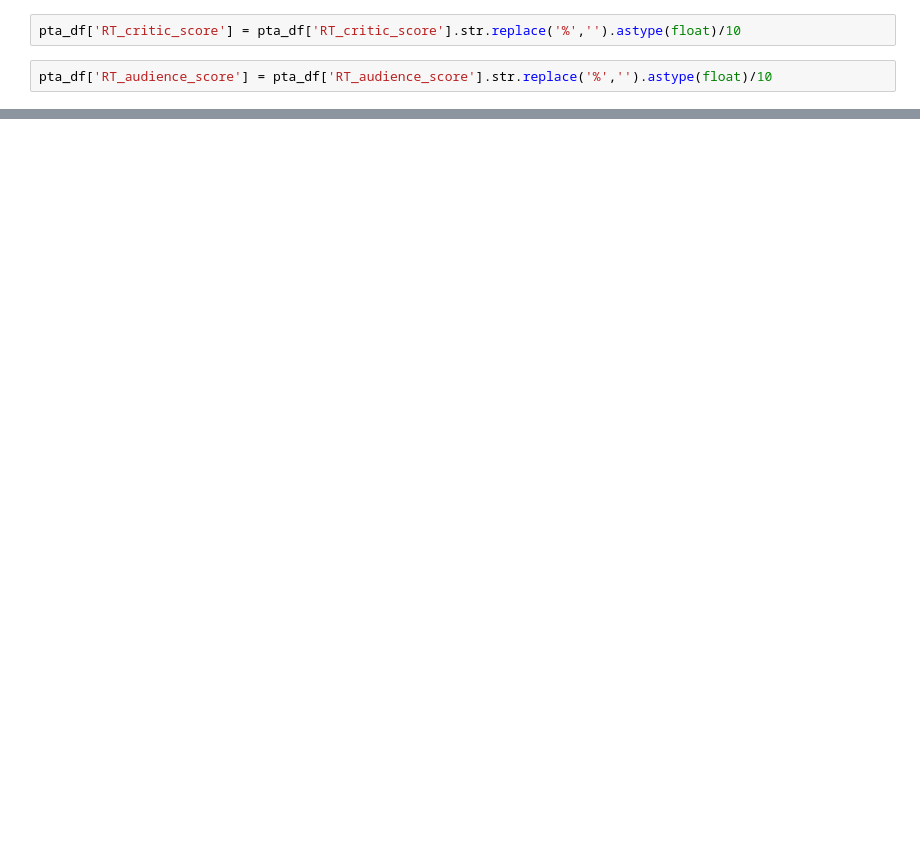
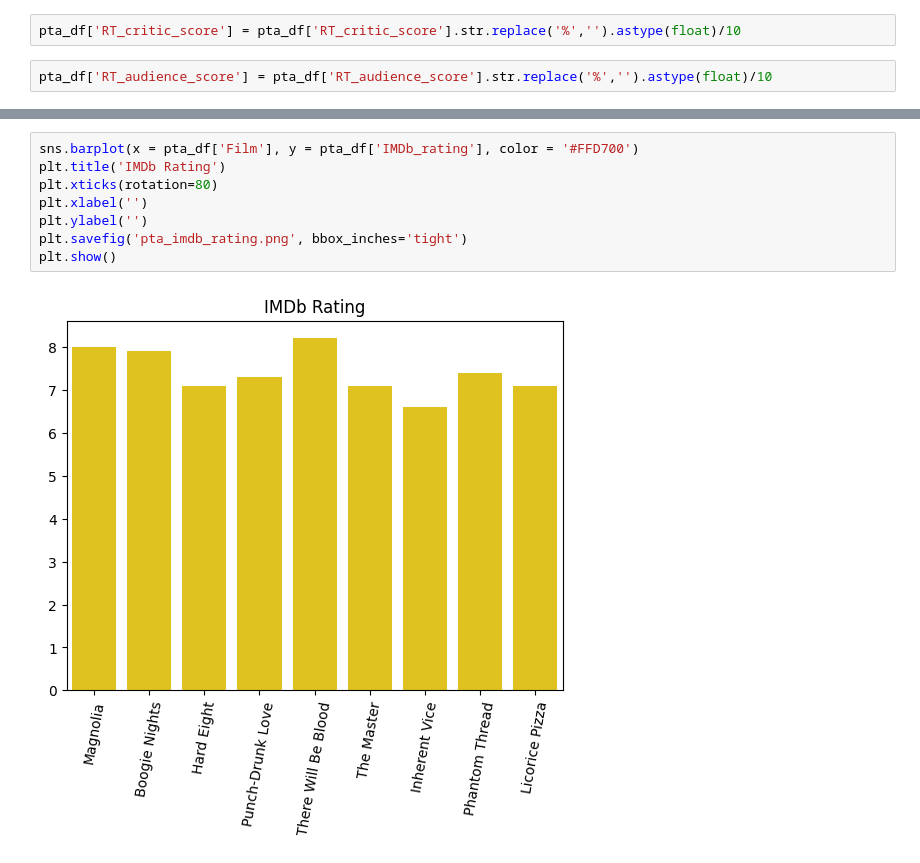
Before and after one commit to DKSaller/Anderson-v-Anderson, a Jupyter notebook: capstone.ipynb, the cells around one changed output, grey strips where cells are left out. Drawn from its saved outputs; the diff is of its cells as text; blank space fills up the shorter version.

```diff
--- a/capstone.ipynb
+++ b/capstone.ipynb
@@ -1713,0 +1719,10 @@ pta_df
+# %%
+sns.barplot(x = pta_df['Film'], y = pta_df['IMDb_rating'], color = '#FFD700')
+plt.title('IMDb Rating')
+plt.xticks(rotation=80)
+plt.xlabel('')
+plt.ylabel('')
+plt.savefig('pta_imdb_rating.png', bbox_inches='tight')
+plt.show()
+# %% [output]
+[figure, added]
```
Also changed, not shown: parts of 21 cells of this notebook, 6 other files.
